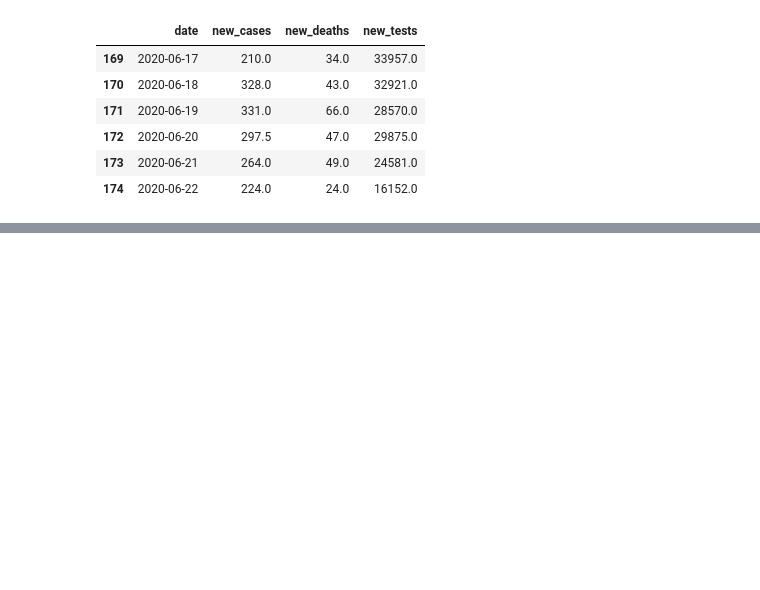
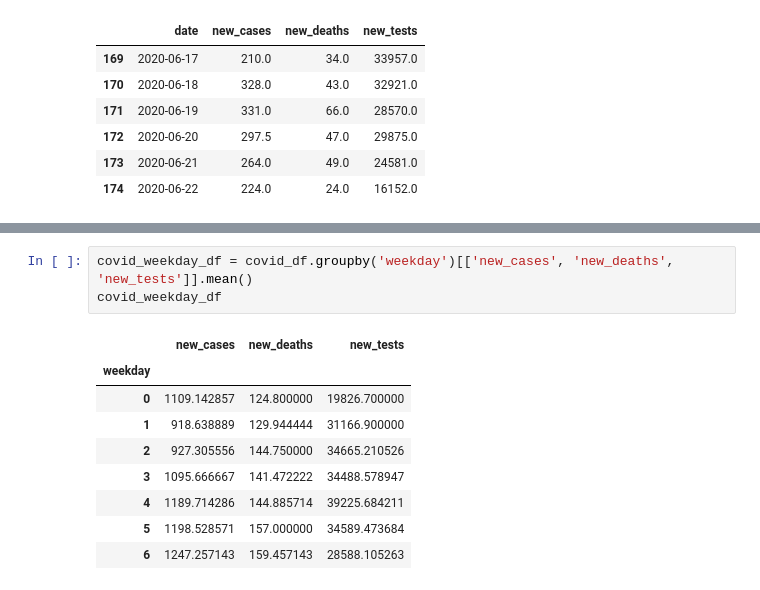
Before and after one commit to tavish7/Covid-Analysis, a Jupyter notebook: covid_analysis.ipynb, the cells around one changed output, grey strips where cells are left out. Drawn from its saved outputs; the diff is of its cells as text; blank space fills up the shorter version.

```diff
--- a/covid_analysis.ipynb
+++ b/covid_analysis.ipynb
@@ -290,0 +381,13 @@ covid_df[169:175]
+# %%
+covid_weekday_df = covid_df.groupby('weekday')[['new_cases', 'new_deaths', 'new_tests']].mean()
+covid_weekday_df
+# %% [output]
+|  | new_cases | new_deaths | new_tests |
+| weekday |  |  |  |
+| 0 | 1109.142857 | 124.800000 | 19826.700000 |
+| 1 | 918.638889 | 129.944444 | 31166.900000 |
+| 2 | 927.305556 | 144.750000 | 34665.210526 |
+| 3 | 1095.666667 | 141.472222 | 34488.578947 |
+| 4 | 1189.714286 | 144.885714 | 39225.684211 |
+| 5 | 1198.528571 | 157.000000 | 34589.473684 |
+| 6 | 1247.257143 | 159.457143 | 28588.105263 |
```
Also changed, not shown: parts of 8 cells of this notebook.
